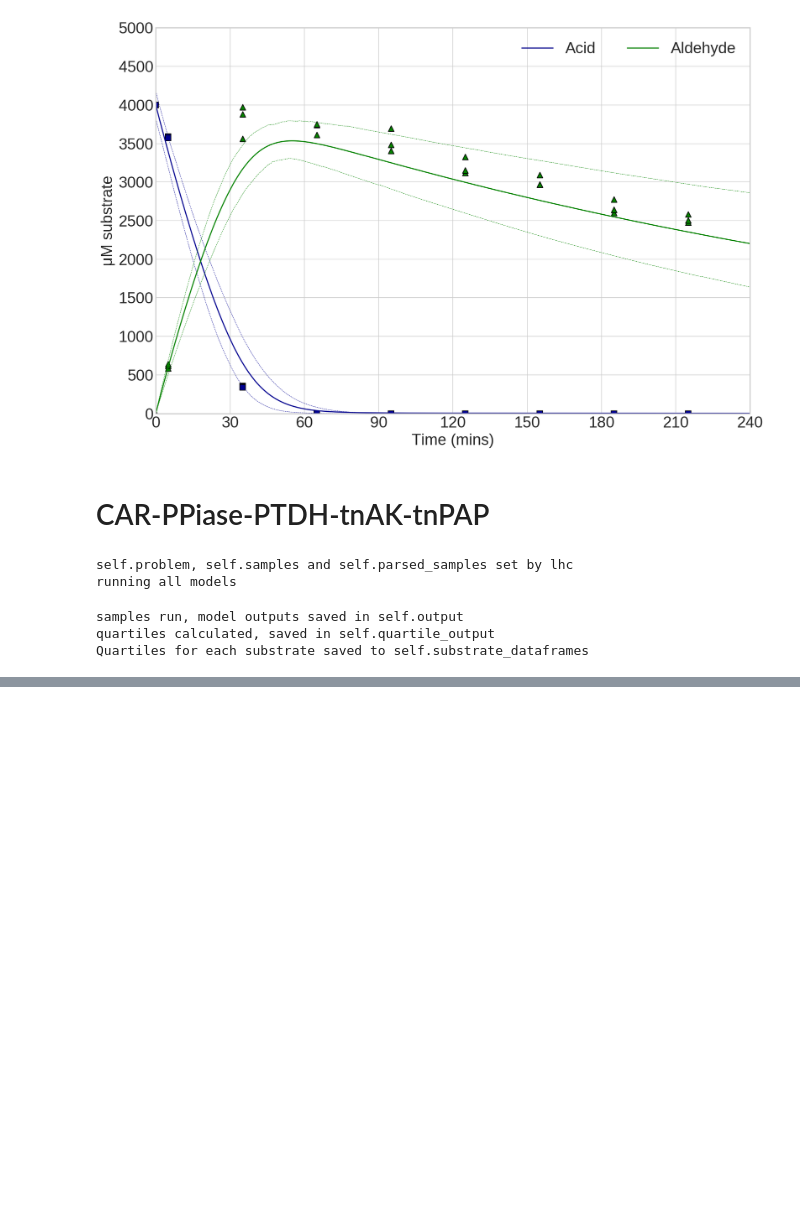
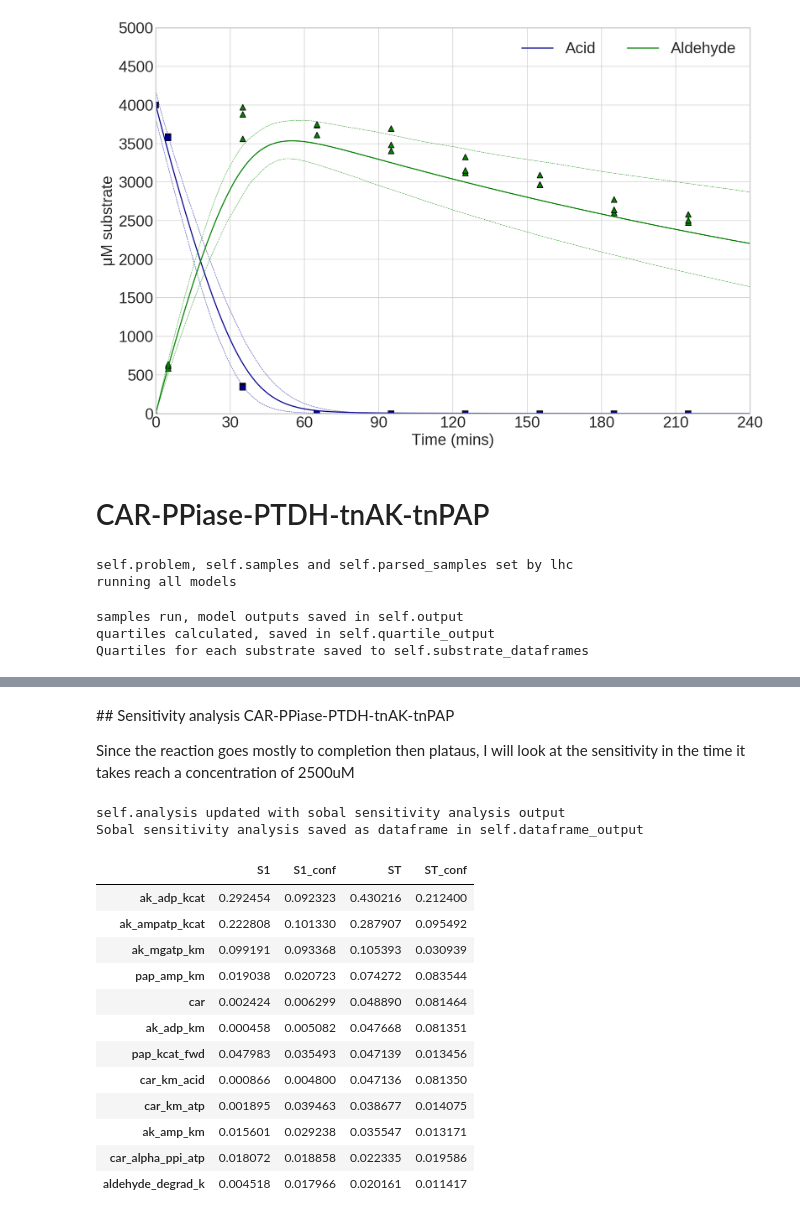
Before and after one commit to willfinnigan/Seven_enzyme_biotransformation_2019, a Jupyter notebook: CAR_only.ipynb, the cells around one changed output, grey strips where cells are left out. Drawn from its saved outputs; the diff is of its cells as text; code cells hidden in the pictures; blank space fills up the shorter version.

```diff
--- a/CAR_only.ipynb
+++ b/CAR_only.ipynb
@@ -438,0 +443,42 @@ plt.show()
+# %% [markdown]
+## Sensitivity analysis CAR-PPiase-PTDH-tnAK-tnPAP
+
+Since the reaction goes mostly to completion then plataus, I will look at the sensitivity in the time it takes reach a concentration of 2500uM
+# %%
+sa = kinetics.SA(model,
+                 number_samples=500,
+                 second_order=False,
+                 conf_level=0.95,
+                 num_resample=100);
+
+sa.make_saltelli_samples();
+sa.run_models();
+# %%
+substrate = 'Aldehyde'
+concentration = 2500
+
+sa.analysis_sobal_sensitivity_time_to_concentration(substrate, concentration, mode='>=')
+
+df = sa.dataframe_output
+
+df = df.sort_values("ST", ascending=False)
+
+df = df[df["ST"] > 0.02]
+
+display(df)
+# %% [output]
+self.analysis updated with sobal sensitivity analysis output
+Sobal sensitivity analysis saved as dataframe in self.dataframe_output
+|  | S1 | S1_conf | ST | ST_conf |
+| ak_adp_kcat | 0.292454 | 0.092323 | 0.430216 | 0.212400 |
+| ak_ampatp_kcat | 0.222808 | 0.101330 | 0.287907 | 0.095492 |
+| ak_mgatp_km | 0.099191 | 0.093368 | 0.105393 | 0.030939 |
+| pap_amp_km | 0.019038 | 0.020723 | 0.074272 | 0.083544 |
+| car | 0.002424 | 0.006299 | 0.048890 | 0.081464 |
+| ak_adp_km | 0.000458 | 0.005082 | 0.047668 | 0.081351 |
+| pap_kcat_fwd | 0.047983 | 0.035493 | 0.047139 | 0.013456 |
+| car_km_acid | 0.000866 | 0.004800 | 0.047136 | 0.081350 |
+| car_km_atp | 0.001895 | 0.039463 | 0.038677 | 0.014075 |
+| ak_amp_km | 0.015601 | 0.029238 | 0.035547 | 0.013171 |
+| car_alpha_ppi_atp | 0.018072 | 0.018858 | 0.022335 | 0.019586 |
+| aldehyde_degrad_k | 0.004518 | 0.017966 | 0.020161 | 0.011417 |
```
Also changed, not shown: parts of 10 cells of this notebook.
